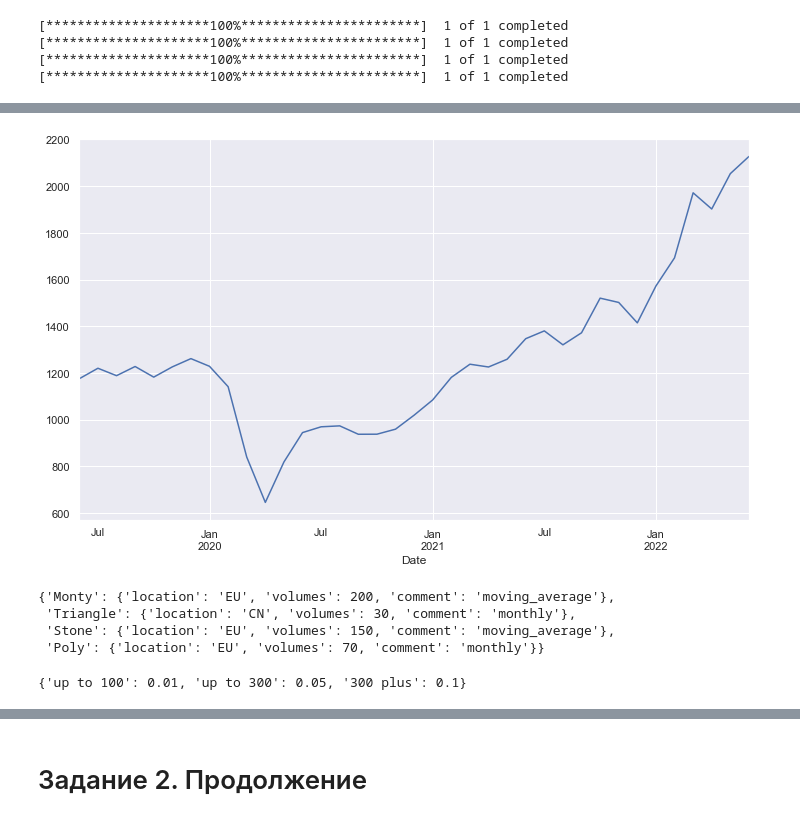
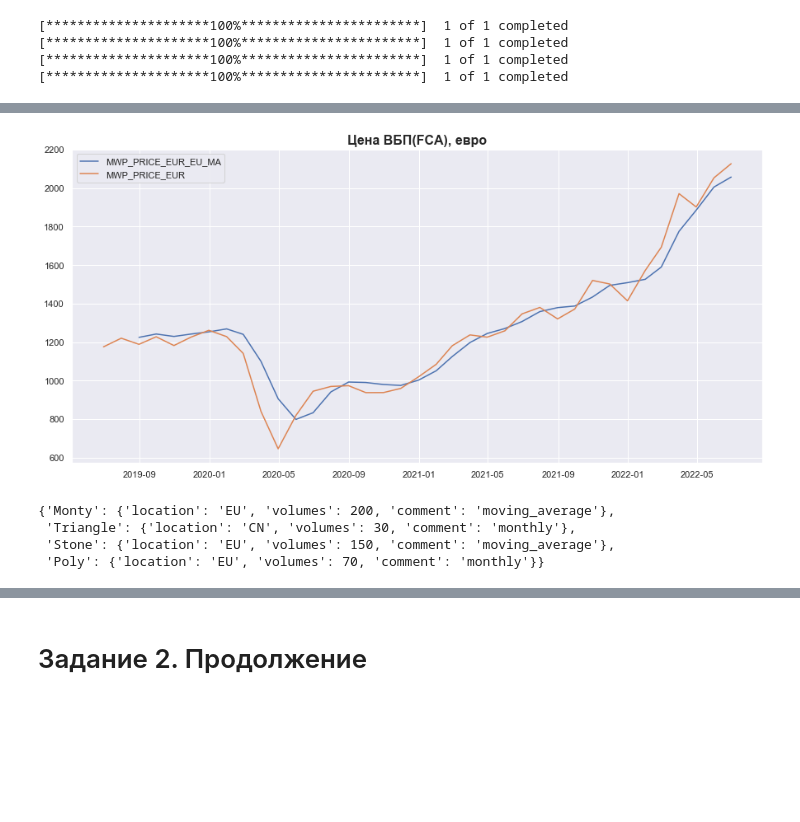
Before and after one commit to zakonreal/111, a Jupyter notebook: Lesson3/hometask/MagicWhitePowder.ipynb, the cells around one changed output, grey strips where cells are left out. Cells and saved outputs as stored; diff of their text form; code cells hidden in the pictures; blank space fills up the shorter version.

```diff
--- a/Lesson3/hometask/MagicWhitePowder.ipynb
+++ b/Lesson3/hometask/MagicWhitePowder.ipynb
@@ -156,4 +102,0 @@ main_df['MWP_PRICE_USD'] = main_df.CRUDE_OIL_USD*16 + 400 * main_df.EURUSD
-# %%
-# Расходы на логистику
-EU_LOGISTIC_COST_EUR = 30 # в Европу в евро
-CN_LOGISTIC_COST_USD = 130 # в Китай в долларах
@@ -186,11 +112,15 @@ main_df['MWP_PRICE_EUR_EU_MA'] = main_df.MWP_PRICE_EUR_EU.rolling(window=3).mean
 # %%
 from pylab import rcParams
-rcParams['figure.figsize'] = 12,7
+rcParams['figure.figsize'] = 15,7
 # %%
 # График с базовой ценой(на заводе) в евро
-main_df['MWP_PRICE_EUR'].plot();
+plt.title('Цена ВБП(FCA), евро', fontsize=16, fontweight='bold')
+plt.plot(main_df['MWP_PRICE_EUR_EU_MA'], label='MWP_PRICE_EUR_EU_MA')
+plt.plot(main_df['MWP_PRICE_EUR'], label='MWP_PRICE_EUR')
+plt.legend()
+plt.show()
 # %% [output]
-[figure, old version]
+[figure, new version]
 # %%
 customers
 # %% [output]
@@ -198,9 +128,5 @@ customers
  'Triangle': {'location': 'CN', 'volumes': 30, 'comment': 'monthly'},
  'Stone': {'location': 'EU', 'volumes': 150, 'comment': 'moving_average'},
  'Poly': {'location': 'EU', 'volumes': 70, 'comment': 'monthly'}}
-# %%
-discounts
-# %% [output]
-{'up to 100': 0.01, 'up to 300': 0.05, '300 plus': 0.1}
 # %%
 discounts = {100: 0.01, 300: 0.05, 301: 0.1}
```
Also changed, not shown: parts of 26 cells of this notebook, 15 other files.
